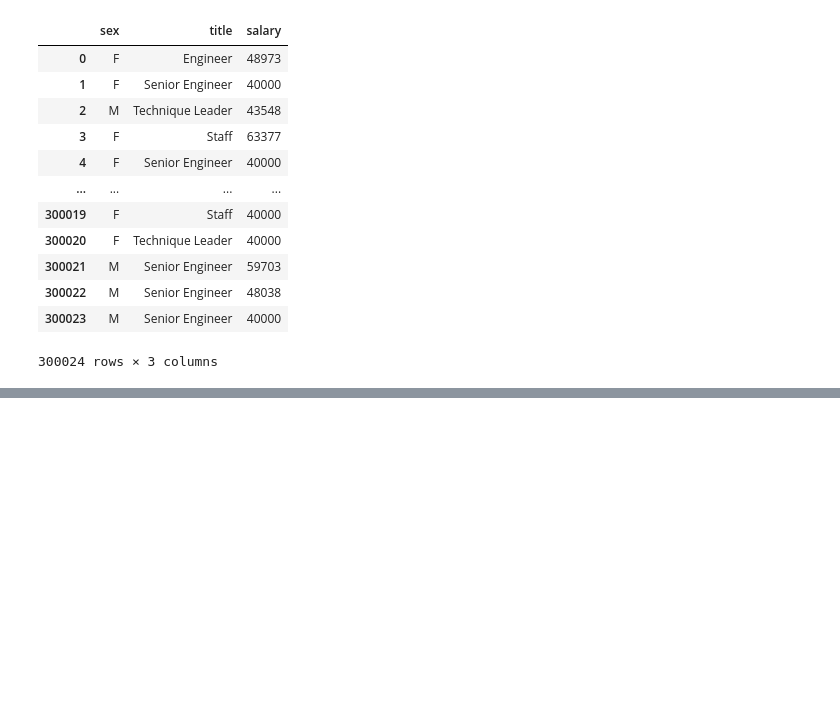
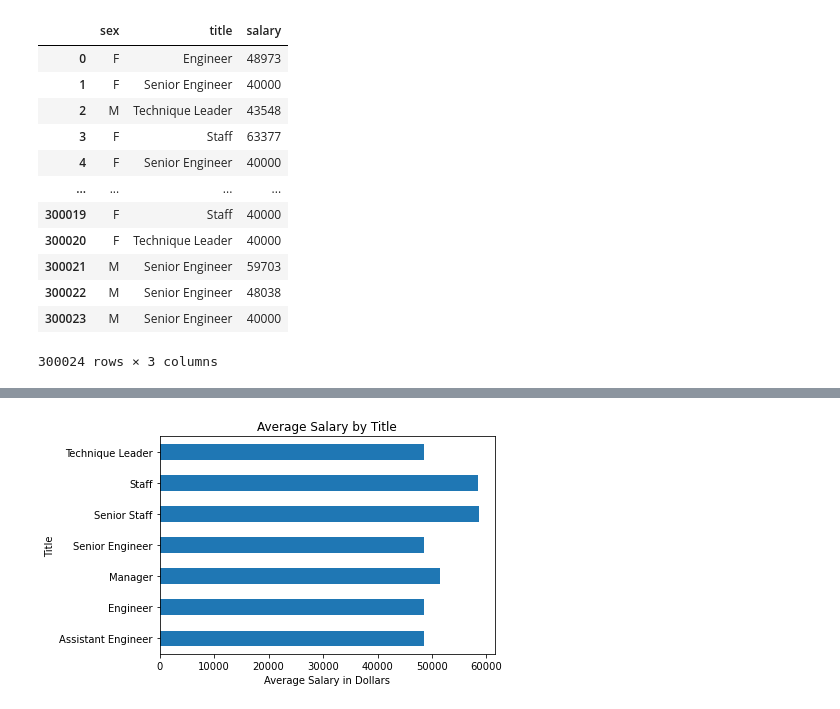
Before and after one commit to mmarange/sql-challenge, a Jupyter notebook: SQL challenge/EmployeeSQL/EmployeeSQL.ipynb, the cells around one changed output, grey strips where cells are left out. Cells and saved outputs as stored; diff of their text form; code cells hidden in the pictures; blank space fills up the shorter version.

```diff
--- a/SQL challenge/EmployeeSQL/EmployeeSQL.ipynb
+++ b/SQL challenge/EmployeeSQL/EmployeeSQL.ipynb
@@ -108,0 +116,3 @@ hist = employees_salary_db.hist()
+# %%
+salary_gby_mean = employees_salary_db.groupby(['title']).mean()
+salary_gby_mean
@@ -108,0 +129,9 @@ hist = employees_salary_db.hist()
+# %%
+salary_gby_mean.plot.barh(legend = False)
+plt.xlabel('Average Salary in Dollars')
+plt.ylabel('Title')
+plt.title('Average Salary by Title')
+plt.savefig("BarChart .png")
+plt.show()
+# %% [output]
+[figure, added]
```
Also changed, not shown: parts of 5 cells of this notebook, 4 other files.
